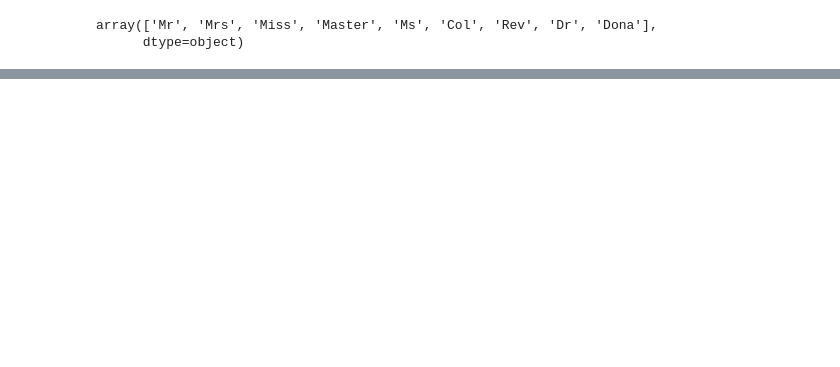
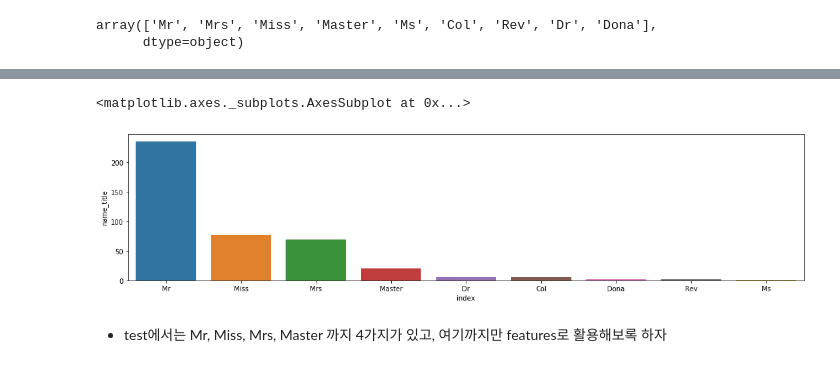
Before and after one commit to BaekYoHan/study, a Jupyter notebook: kaggle competition/Titanic_competition.ipynb, the cells around one changed output, grey strips where cells are left out. Cells and saved outputs as stored; diff of their text form; code cells hidden in the pictures; blank space fills up the shorter version.

```diff
--- a/kaggle competition/Titanic_competition.ipynb
+++ b/kaggle competition/Titanic_competition.ipynb
@@ -885,7 +488,0 @@ train.head()
-# %%
-test["age_child"] = test["age_division"] == "child"
-test["age_young"] = test["age_division"] == "young"
-test["age_old"] = test["age_division"] == "old"
-
-print(test.shape)
-test.head()
@@ -938,9 +488,0 @@ train[["name_title", "name_title_Mr", "name_title_Miss", "name_title_Mrs", "name
-# %%
-test["name_title_Mr"] = test["name_title"] == "Mr"
-test["name_title_Miss"] = test["name_title"] == "Miss"
-test["name_title_Mrs"] = test["name_title"] == "Mrs"
-test["name_title_Master"] = test["name_title"] == "Master"
-test["name_title_Dr"] = test["name_title"] == "Dr"
-
-print(test.shape)
-test[["name_title", "name_title_Mr", "name_title_Miss", "name_title_Mrs", "name_title_Master", "name_title_Dr"]].head()
@@ -1085,0 +489,13 @@ Name: Survived, dtype: int64
+# %%
+test.loc[test["Name"].str.contains("Mr"), "name_title"] = "Mr"
+test.loc[test["Name"].str.contains("Mrs"), "name_title"] = "Mrs"
+test.loc[test["Name"].str.contains("Miss"), "name_title"] = "Miss"
+test.loc[test["Name"].str.contains("Master"), "name_title"] = "Master"
+test.loc[test["Name"].str.contains("Ms"), "name_title"] = "Ms"
+test.loc[test["Name"].str.contains("Col"), "name_title"] = "Col"
+test.loc[test["Name"].str.contains("Rev"), "name_title"] = "Rev"
+test.loc[test["Name"].str.contains("Dr"), "name_title"] = "Dr"
+test.loc[test["Name"].str.contains("Dona"), "name_title"] = "Dona"
+
+print(test.shape)
+test.head()
@@ -1085,0 +512,3 @@ Name: Survived, dtype: int64
+# %%
+df_nametitle = pd.DataFrame(test["name_title"].value_counts()).reset_index()
+print(test["name_title"].value_counts())
@@ -1085,0 +526,8 @@ Name: Survived, dtype: int64
+# %%
+plt.figure(figsize= (18, 4))
+sns.barplot(data=df_nametitle, x="index", y="name_title")
+# %% [output]
+<matplotlib.axes._subplots.AxesSubplot at 0x...>
+[figure, added]
+# %% [markdown]
+- test에서는 Mr, Miss, Mrs, Master 까지 4가지가 있고, 여기까지만 features로 활용해보록 하자
```
Also changed, not shown: parts of 145 cells of this notebook, 3 other files.
